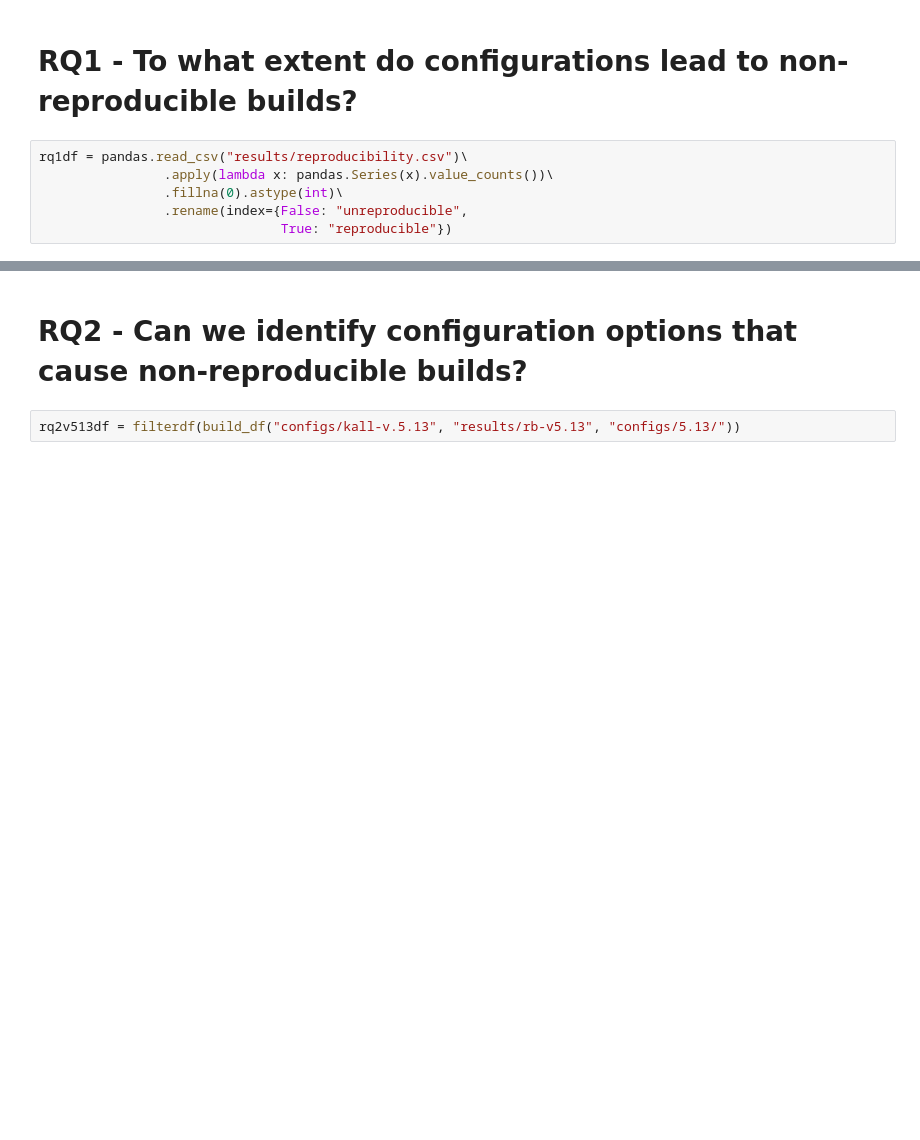
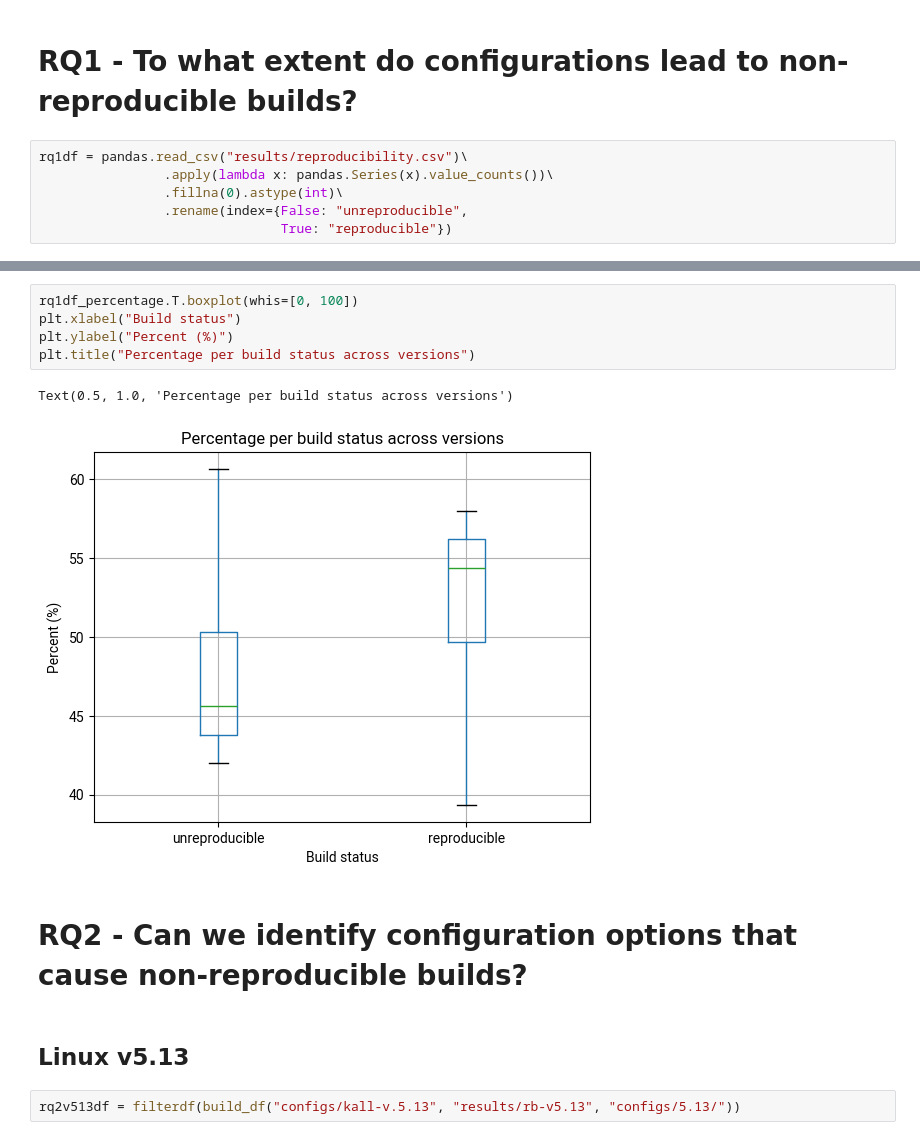
Before and after one commit to garandria/config-rb.data, a Jupyter notebook: emse.ipynb, the cells around one changed output, grey strips where cells are left out. Cells and saved outputs as stored; diff of their text form; blank space fills up the shorter version.

```diff
--- a/emse.ipynb
+++ b/emse.ipynb
@@ -223,4 +220,14 @@ rq1df.divide(rq1df.sum(axis=0), axis=1) * 100
+# %%
+rq1df_percentage.T.boxplot(whis=[0, 100])
+plt.xlabel("Build status")
+plt.ylabel("Percent (%)")
+plt.title("Percentage per build status across versions")
+# %% [output]
+Text(0.5, 1.0, 'Percentage per build status across versions')
+[figure, added]
 # %% [markdown]
 # RQ2 - Can we identify configuration options that cause non-reproducible builds?
+# %% [markdown]
+## Linux v5.13
 # %%
 rq2v513df = filterdf(build_df("configs/kall-v.5.13", "results/rb-v5.13", "configs/5.13/"))
```
Also changed, not shown: parts of 22 cells of this notebook.
